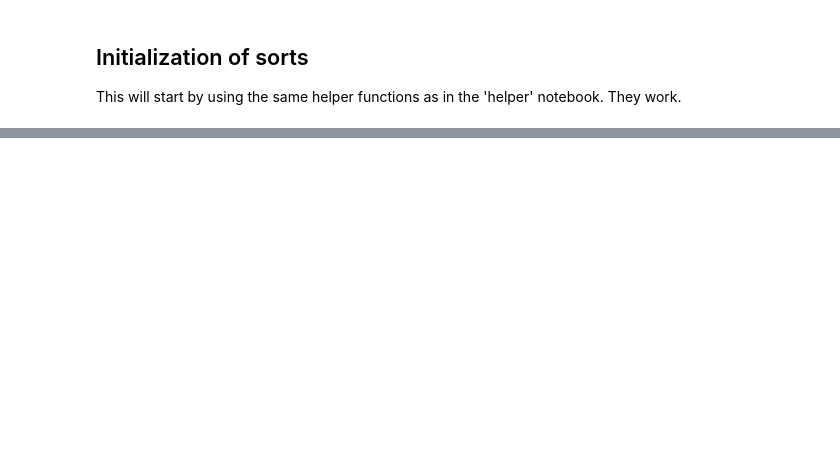
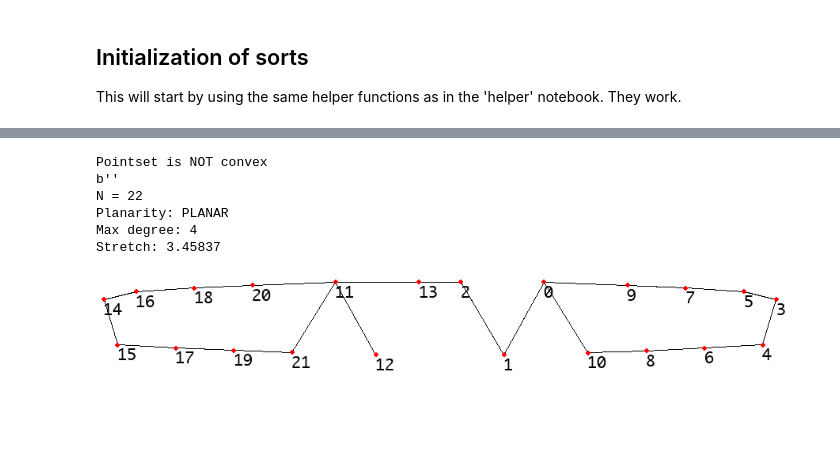
Before and after one commit to luccasiau/spanners, a Jupyter notebook: src/runs/New PathGreedy Exploration.ipynb, the cells around one changed output, grey strips where cells are left out. Drawn from its saved outputs; the diff is of its cells as text; code cells hidden in the pictures; blank space fills up the shorter version.

```diff
--- a/src/runs/New PathGreedy Exploration.ipynb
+++ b/src/runs/New PathGreedy Exploration.ipynb
@@ -101,0 +128,14 @@ ps.print_all()
+# %%
+extra_points = [shift(scale(refY(p), 1/1.002), x=-250) for p in points]
+ps = Pointset(points=points+extra_points)
+ps.add_before_edge([1, 2])
+draw_pathgreedy_from_pointset(ps, t=PAPER_T, img_w=900, img_h=200)
+# Note: Talk in thesis about number of degree 4 vertices.
+# %% [output]
+Pointset is NOT convex
+b''
+N = 22
+Planarity: PLANAR
+Max degree: 4
+Stretch: 3.45837
+[figure, added]
```
Also changed, not shown: parts of 33 cells of this notebook, 5 other files.
